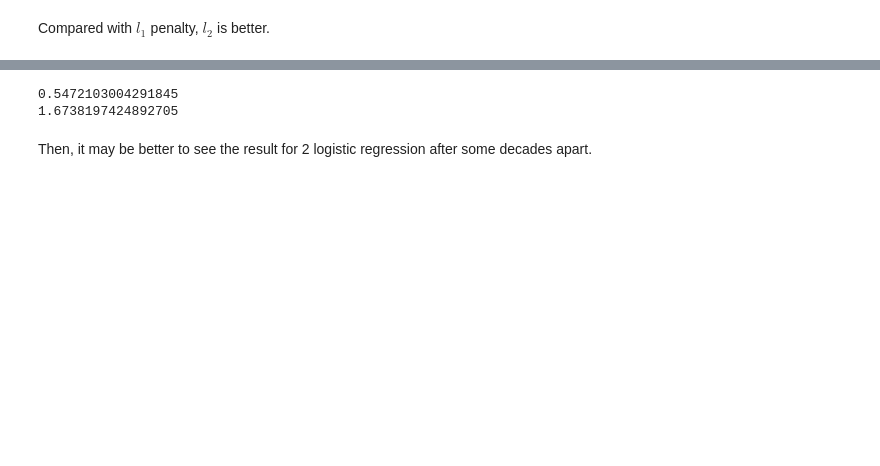
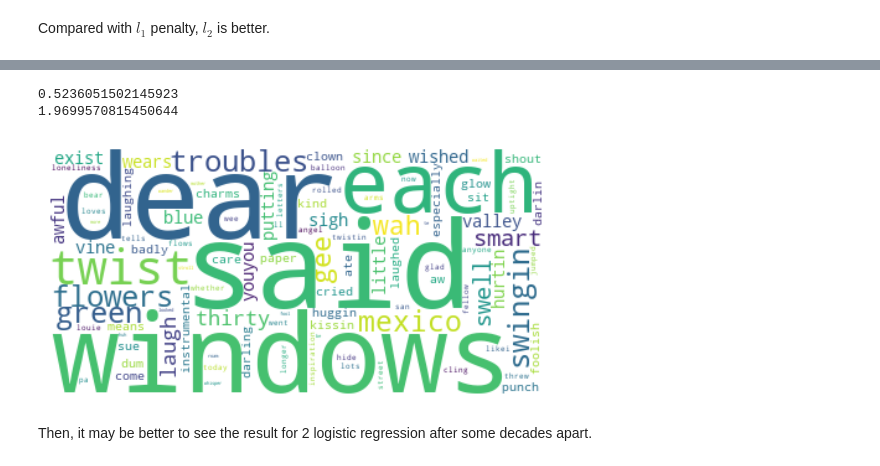
Before and after one commit to Toby-X/Lyrics-Generation-Analysis, a Jupyter notebook: preprocess.ipynb, the cells around one changed output, grey strips where cells are left out. Saved outputs shown, nothing was run; the diff lists cells and outputs as text; code cells hidden in the pictures; blank space fills up the shorter version.

```diff
--- a/preprocess.ipynb
+++ b/preprocess.ipynb
@@ -276,6 +279,8 @@ df = df.reset_index(drop=True)
 dat_gen_train = dat_gen.loc[df["idx"]!=0,:].reset_index(drop=True)
 dat_gen_test = dat_gen.loc[df["idx"]==0,:].reset_index(drop=True)
 # %%
+train_ones = csr_matrix(np.zeros(df_train.shape[0])).transpose()
+test_ones = csr_matrix(np.zeros(df_test.shape[0])).transpose()
 train_label = csr_matrix(df_train.loc[:,"label"]).transpose()
 test_label = csr_matrix(df_test.loc[:,"label"]).transpose()
 train_numword = csr_matrix(df_train.loc[:,"numword"]).transpose()
@@ -285,25 +290,25 @@ test_activeyear = csr_matrix(df_test.loc[:,"active_years"]).transpose()
 
 gen_train = csr_matrix(dat_gen_train.loc[:,0:])
 lyrics_train = csr_matrix(dat_train.loc[:,0:])
-data_train = hstack([gen_train, lyrics_train,train_numword,train_activeyear,train_label])
+data_train = hstack([train_ones,gen_train, lyrics_train,train_numword,train_activeyear,train_label])
 data_train = pd.DataFrame.sparse.from_spmatrix(data_train)
 
 gen_test = csr_matrix(dat_gen_test.loc[:,0:])
 lyrics_test = csr_matrix(dat_test.loc[:,0:])
-data_test = hstack([gen_test, lyrics_test,test_numword,test_activeyear,test_label])
+data_test = hstack([test_ones,gen_test, lyrics_test,test_numword,test_activeyear,test_label])
 data_test = pd.DataFrame.sparse.from_spmatrix(data_test)
 
 
 lyrics_tfidf_train = csr_matrix(dat_tfidf_train.loc[:,0:])
-data_tfidf_train = hstack([gen_train,lyrics_tfidf_train,train_numword,train_activeyear,train_label])
+data_tfidf_train = hstack([train_ones,gen_train,lyrics_tfidf_train,train_numword,train_activeyear,train_label])
 data_tfidf_train = pd.DataFrame.sparse.from_spmatrix(data_tfidf_train)
 
 lyrics_tfidf_test = csr_matrix(dat_tfidf_test.loc[:,0:])
-data_tfidf_test = hstack([gen_test,lyrics_tfidf_test,test_numword,test_activeyear,test_label])
+data_tfidf_test = hstack([test_ones,gen_test,lyrics_tfidf_test,test_numword,test_activeyear,test_label])
 data_tfidf_test = pd.DataFrame.sparse.from_spmatrix(data_tfidf_test)
 # %%
 word_name = [dictionary[i] for i in range(max(dictionary.keys())+1)]
-word_name = gen_des + word_name +['numword']+['active_years']+ ['label']
+word_name = ['intercept']+gen_des + word_name +['numword']+['active_years']+ ['label']
 data_tfidf_test.columns = word_name
 data_tfidf_train.columns = word_name
 data_train.columns = word_name
@@ -386,14 +398,32 @@ data_test_scaled = hstack([data_test_scaled,test_label])
 data_train_scaled = pd.DataFrame.sparse.from_spmatrix(data_train_scaled)
 data_test_scaled = pd.DataFrame.sparse.from_spmatrix(data_test_scaled)
 # %%
-mr = LogisticRegression(penalty='l2',solver="liblinear").fit(data_train_scaled.iloc[:,:(data_train_scaled.shape[1]-1)],np.array(df_train["label"]))
+mr = LogisticRegression(penalty='l1',solver="liblinear",max_iter=10000).fit(data_train_scaled.iloc[:,:(data_train_scaled.shape[1]-1)],np.array(df_train["label"]))
 pred = mr.predict(data_test_scaled.iloc[:,:(data_test_scaled.shape[1]-1)])
 
 print(sum(pred == df_test["label"])/len(pred))
 print(np.mean((pred-df_test["label"])**2))
 # %% [output]
-0.5472103004291845
-1.6738197424892705
+0.5236051502145923
+1.9699570815450644
+# %%
+mr_coef_all = mr.coef_
+mr_coef_0 = np.argsort(mr_coef_all[0,14:(mr_coef_all.shape[1]-2)])+14
+mr_coef_0 = mr_coef_0[::-1]
+mr_word_0 = [word_name[mr_coef_0[i]] for i in range(100)]
+word_freq_0 = [round(mr_coef_all[0,mr_coef_0[i]]*100) for i in range(100)]
+word_freq_0 = {mr_word_0[i]:word_freq_0[i] for i in range(100)}
+# %%
+from wordcloud import WordCloud
+import matplotlib.pyplot as plt
+
+wordcloud1 = WordCloud(background_color="white")
+wordcloud0 = wordcloud1.generate_from_frequencies(word_freq_0)
+plt.imshow(wordcloud0,interpolation="bilinear")
+plt.axis("off")
+plt.show()
+# %% [output]
+[figure, added]
 # %% [markdown]
 Then, it may be better to see the result for 2 logistic regression after some decades apart.
 # %%
```
Also changed, not shown: parts of 49 cells of this notebook, 9 other files.
